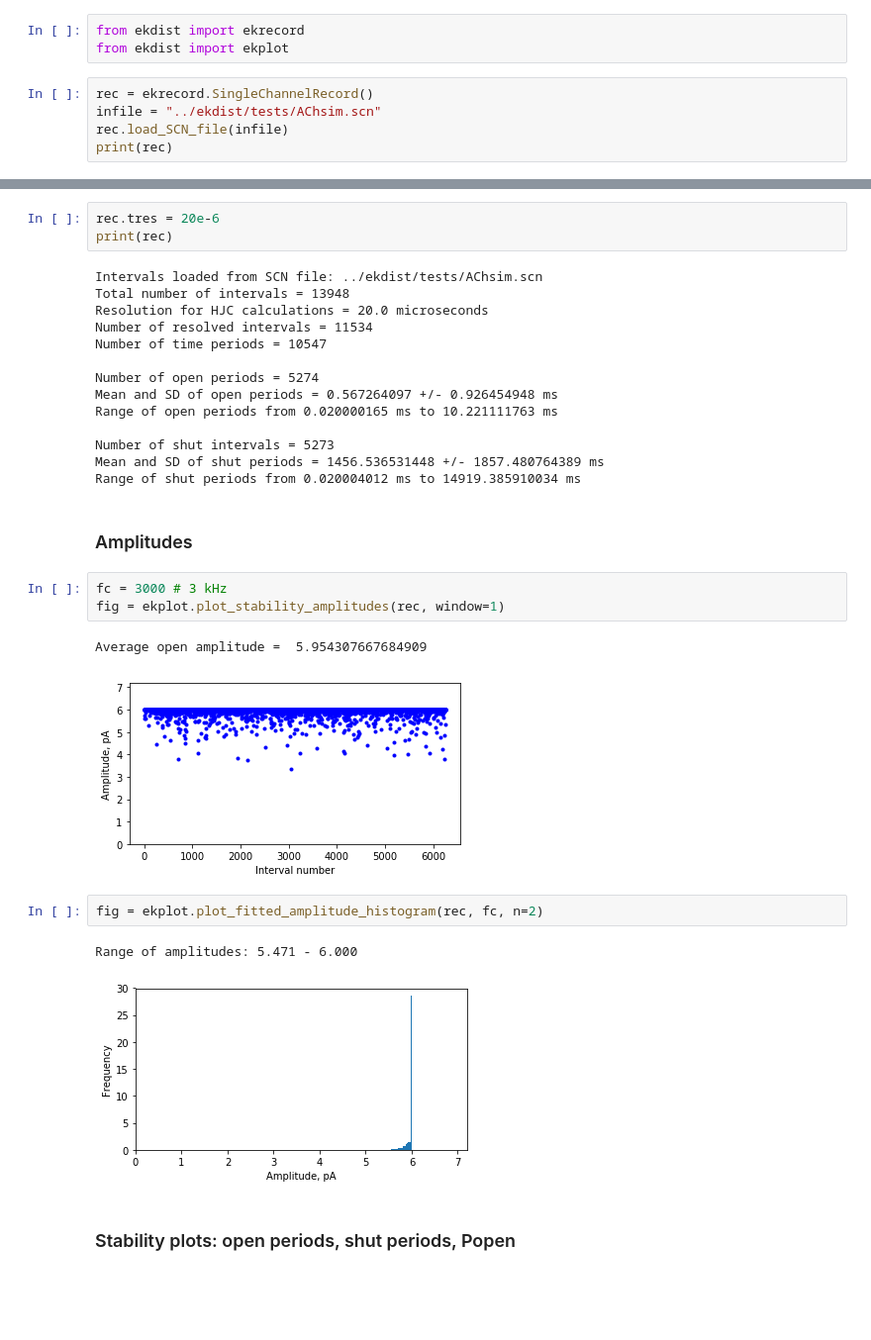
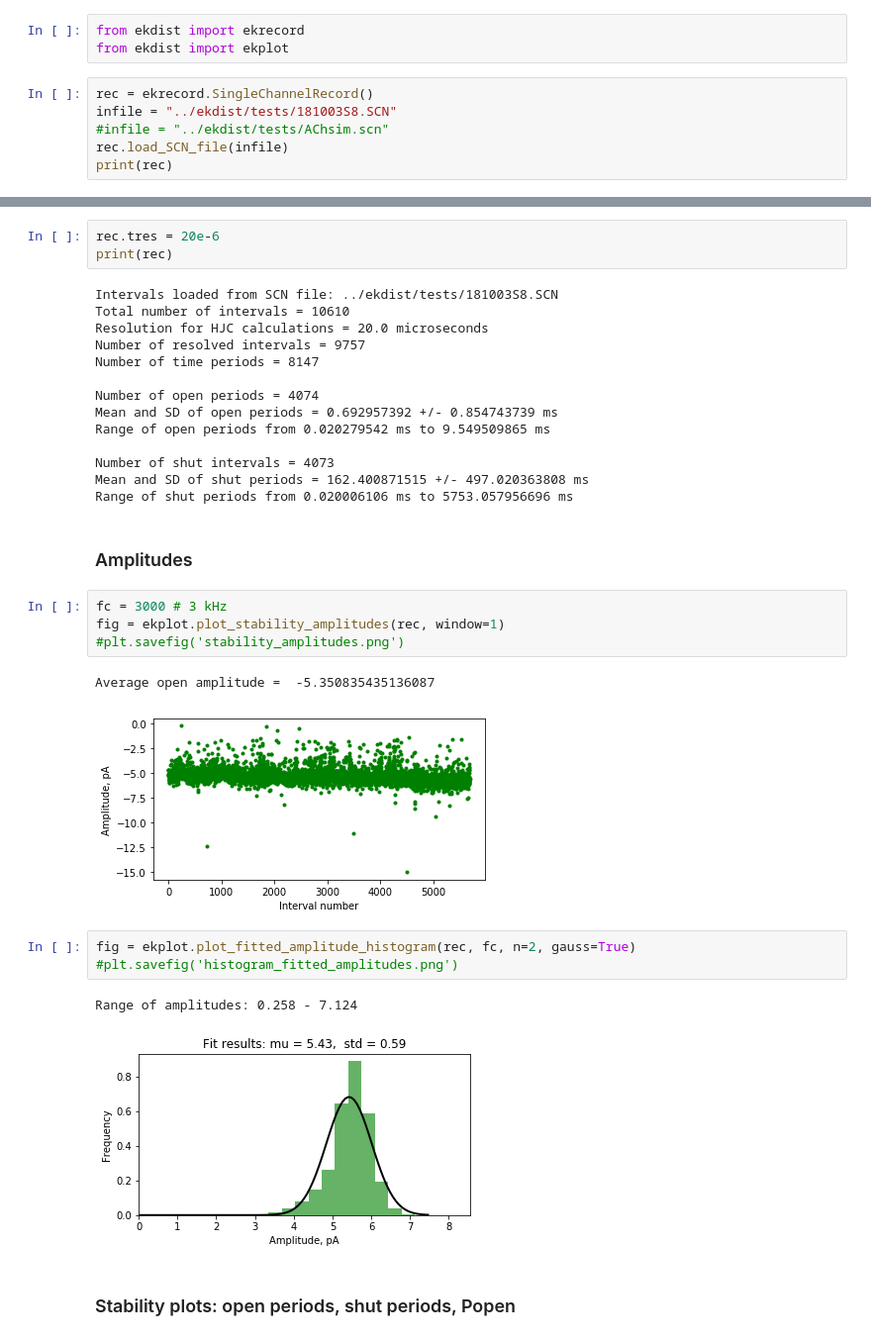
Before and after one commit to remislp/EKDIST, a Jupyter notebook: EKDIST_example.ipynb, the cells around one changed output, grey strips where cells are left out. Shown: that part at 99% size. Drawn from its saved outputs; the diff is of its cells as text; blank space fills up the shorter version.

Commit message:
Fif Gaussian to amplitude histogram.

```diff
--- a/EKDIST_example.ipynb
+++ b/EKDIST_example.ipynb
@@ -6,7 +6,8 @@ from ekdist import ekrecord
 from ekdist import ekplot
 # %%
 rec = ekrecord.SingleChannelRecord()
-infile = "../ekdist/tests/AChsim.scn"
+infile = "../ekdist/tests/181003S8.SCN"
+#infile = "../ekdist/tests/AChsim.scn"
 rec.load_SCN_file(infile)
 print(rec)
 # %% [output]
@@ -27,32 +28,34 @@ Range of shut periods from 0.010006604 ms to 14774.831771851 ms
 rec.tres = 20e-6
 print(rec)
 # %% [output]
-Intervals loaded from SCN file: ../ekdist/tests/AChsim.scn
-Total number of intervals = 13948
+Intervals loaded from SCN file: ../ekdist/tests/181003S8.SCN
+Total number of intervals = 10610
 Resolution for HJC calculations = 20.0 microseconds
-Number of resolved intervals = 11534
-Number of time periods = 10547
+Number of resolved intervals = 9757
+Number of time periods = 8147
 
-Number of open periods = 5274
-Mean and SD of open periods = 0.567264097 +/- 0.926454948 ms
-Range of open periods from 0.020000165 ms to 10.221111763 ms
+Number of open periods = 4074
+Mean and SD of open periods = 0.692957392 +/- 0.854743739 ms
+Range of open periods from 0.020279542 ms to 9.549509865 ms
 
-Number of shut intervals = 5273
-Mean and SD of shut periods = 1456.536531448 +/- 1857.480764389 ms
-Range of shut periods from 0.020004012 ms to 14919.385910034 ms
+Number of shut intervals = 4073
+Mean and SD of shut periods = 162.400871515 +/- 497.020363808 ms
+Range of shut periods from 0.020006106 ms to 5753.057956696 ms
 # %% [markdown]
 ### Amplitudes
 # %%
 fc = 3000 # 3 kHz
 fig = ekplot.plot_stability_amplitudes(rec, window=1)
+#plt.savefig('stability_amplitudes.png')
 # %% [output]
-Average open amplitude =  5.954307667684909
+Average open amplitude =  -5.350835435136087
-[figure, old version]
+[figure, new version]
 # %%
-fig = ekplot.plot_fitted_amplitude_histogram(rec, fc, n=2)
+fig = ekplot.plot_fitted_amplitude_histogram(rec, fc, n=2, gauss=True)
+#plt.savefig('histogram_fitted_amplitudes.png')
 # %% [output]
-Range of amplitudes: 5.471 - 6.000
+Range of amplitudes: 0.258 - 7.124
-[figure, old version]
+[figure, new version]
 # %% [markdown]
 ### Stability plots: open periods, shut periods, Popen
 # %%
```
Also changed, not shown: parts of 2 cells of this notebook, 7 other files.
